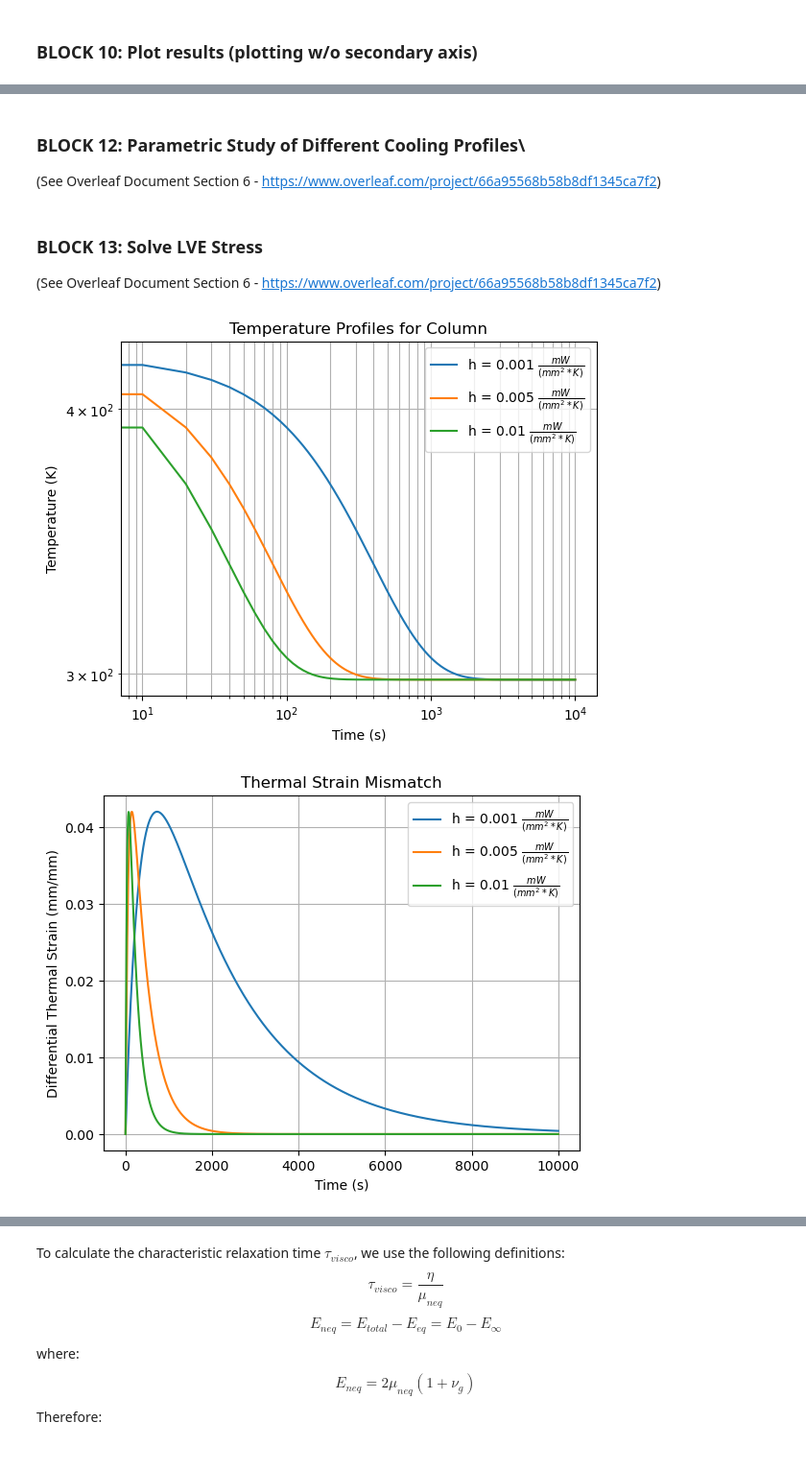
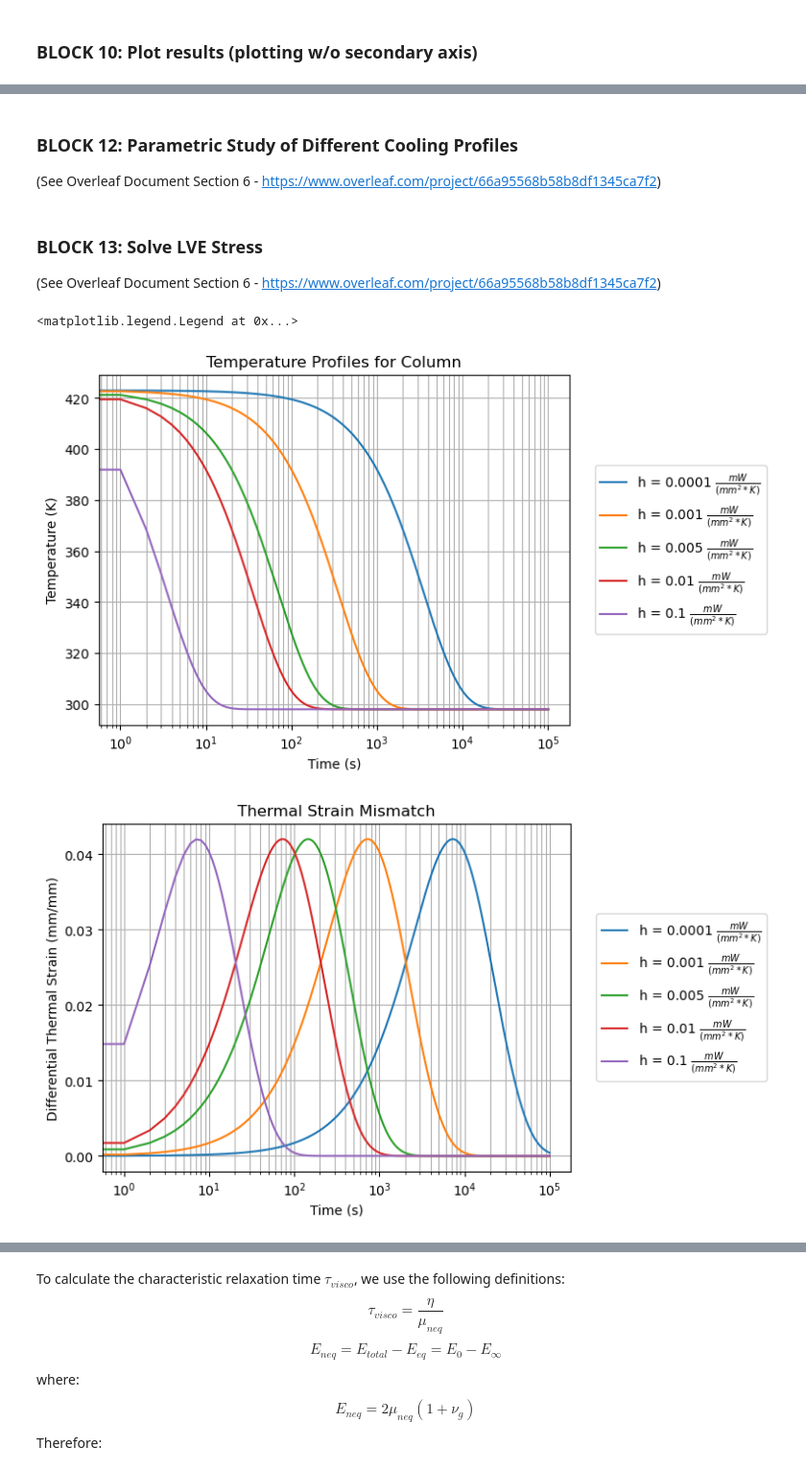
Before and after one commit to arepalM/bistable_phrozen, a Jupyter notebook: hinge_design.ipynb, the cells around one changed output, grey strips where cells are left out. Shown at 96% size. Drawn from its saved outputs; the diff is of its cells as text; code cells hidden in the pictures.

```diff
--- a/hinge_design.ipynb
+++ b/hinge_design.ipynb
@@ -573,48 +736,62 @@ with open(os.path.join(dir,filename),'w') as f:
 # %% [markdown]
-### BLOCK 12: Parametric Study of Different Cooling Profiles\
+### BLOCK 12: Parametric Study of Different Cooling Profiles
 (See Overleaf Document Section 6 - https://www.overleaf.com/project/66a95568b58b8df1345ca7f2)
 # %%
-h = [0.001,0.005,0.01]           # convective heat transfer coefficient, mW/(mm^2*K)
+h = [0.0001, 0.001,0.005,0.01,0.1]           # convective heat transfer coefficient, mW/(mm^2*K)
 # %% [markdown]
 ### BLOCK 13: Solve LVE Stress
 (See Overleaf Document Section 6 - https://www.overleaf.com/project/66a95568b58b8df1345ca7f2)
 # %%
 hleg = []
 for hval in h:
+    t_end        = 100000
     tau_c_col    = (m_col*cp)/(hval*Asurf_col)          # characteristic cooling time of column, s
     tau_c_frame  = (m_f*cp)/(hval*Asurf_f)
+    num_inc      = 100000 #* int(max(tau_c_col,tau_c_frame))
+    t            = np.linspace(0.0,t_end,num_inc)
 
     # Calculate temperature profiles for frame and column
     Tcol         = calculateT(T0,Tinf,tau_c_col,t)
     Tframe       = calculateT(T0,Tinf,tau_c_frame,t)
 
     # Calculate thermal strains for frame and column
     eps_th_frame = calculate_eps_thermal(Tframe,Tinf,tau_c_frame)
     eps_th_col   = calculate_eps_thermal(Tcol,Tinf,tau_c_col)
 
     # Calculate thermal strain mismatch
     delta_eps_th = eps_th_frame - eps_th_col
 
     # Plotting
     plt.figure(1)
-    plt.loglog(t,Tcol)
+    plt.semilogx(t,Tcol)
     plt.figure(2)
-    plt.plot(t,delta_eps_th)
+    plt.semilogx(t,delta_eps_th)
+    dt = t[1]-t[0]
+    depsdt = np.gradient(delta_eps_th,dt)
+    plt.figure(3)
+    plt.semilogx(t,depsdt)
     hleg.append('h = ' + str(hval) + r' $\frac{mW}{(mm^2*K)}$')
 
 plt.figure(1)
 plt.title('Temperature Profiles for Column')
 plt.grid(which='both')
 plt.xlabel('Time (s)')
 plt.ylabel('Temperature (K)')
-plt.legend(hleg)
+plt.legend(hleg,loc='center left', bbox_to_anchor=(1.04,0.5))
 plt.figure(2)
 plt.title('Thermal Strain Mismatch')
 plt.xlabel('Time (s)')
 plt.ylabel('Differential Thermal Strain (mm/mm)')
 plt.grid(which='both')
-plt.legend(hleg)
-plt.show()
+plt.legend(hleg,loc='center left', bbox_to_anchor=(1.04,0.5))
+plt.figure(3)
+plt.title('Strain Rate for Various Convective Coefficients')
+plt.xlabel('Time (s)')
+plt.ylabel(r'$\dot{\epsilon}_{th}$')
+#plt.ylim([-0.25E-2,1.75E-2])
+plt.grid(which='both')
+plt.legend(hleg,loc='center left', bbox_to_anchor=(1.04,0.5))
 # %% [output]
+<matplotlib.legend.Legend at 0x...>
-[figure, old version]
+[figure, new version]
-[figure, old version]
+[figure, new version]
```
Also changed, not shown: parts of 32 cells of this notebook.
